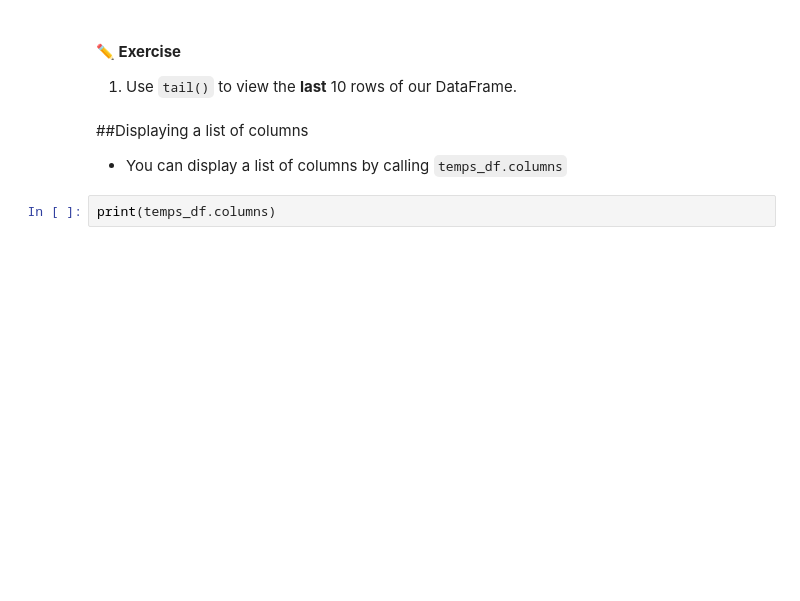
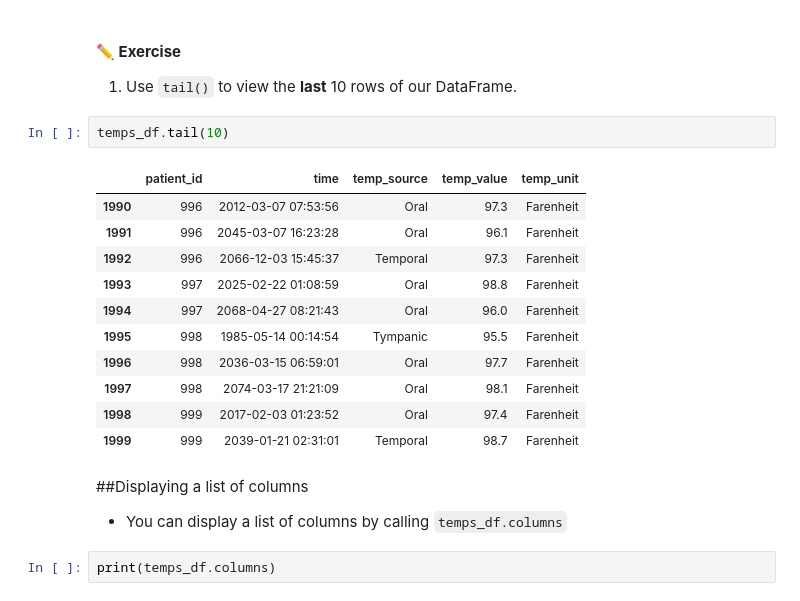
Before and after one commit to ambernguyen0222/BME3053C-Spring-2025, a Jupyter notebook: lessons-solved/04_Pandas_02_12_2025.ipynb, the cells around one changed output. Saved outputs shown, nothing was run; the diff lists cells and outputs as text; blank space fills up the shorter version.

```diff
--- a/lessons-solved/04_Pandas_02_12_2025.ipynb
+++ b/lessons-solved/04_Pandas_02_12_2025.ipynb
@@ -175,6 +297,20 @@ Let's start by viewing only some of a DataFrame's **rows**. Since pandas is so f
 # %% [markdown]
 #### **✏️ Exercise**
 1. Use `tail()` to view the **last** 10 rows of our DataFrame.
+# %%
+temps_df.tail(10)
+# %% [output]
+|  | patient_id | time | temp_source | temp_value | temp_unit |
+| 1990 | 996 | 2012-03-07 07:53:56 | Oral | 97.3 | Farenheit |
+| 1991 | 996 | 2045-03-07 16:23:28 | Oral | 96.1 | Farenheit |
+| 1992 | 996 | 2066-12-03 15:45:37 | Temporal | 97.3 | Farenheit |
+| 1993 | 997 | 2025-02-22 01:08:59 | Oral | 98.8 | Farenheit |
+| 1994 | 997 | 2068-04-27 08:21:43 | Oral | 96.0 | Farenheit |
+| 1995 | 998 | 1985-05-14 00:14:54 | Tympanic | 95.5 | Farenheit |
+| 1996 | 998 | 2036-03-15 06:59:01 | Oral | 97.7 | Farenheit |
+| 1997 | 998 | 2074-03-17 21:21:09 | Oral | 98.1 | Farenheit |
+| 1998 | 999 | 2017-02-03 01:23:52 | Oral | 97.4 | Farenheit |
+| 1999 | 999 | 2039-01-21 02:31:01 | Temporal | 98.7 | Farenheit |
 # %% [markdown]
 ##Displaying a list of columns
 
```
Also changed, not shown: parts of 16 cells of this notebook.
